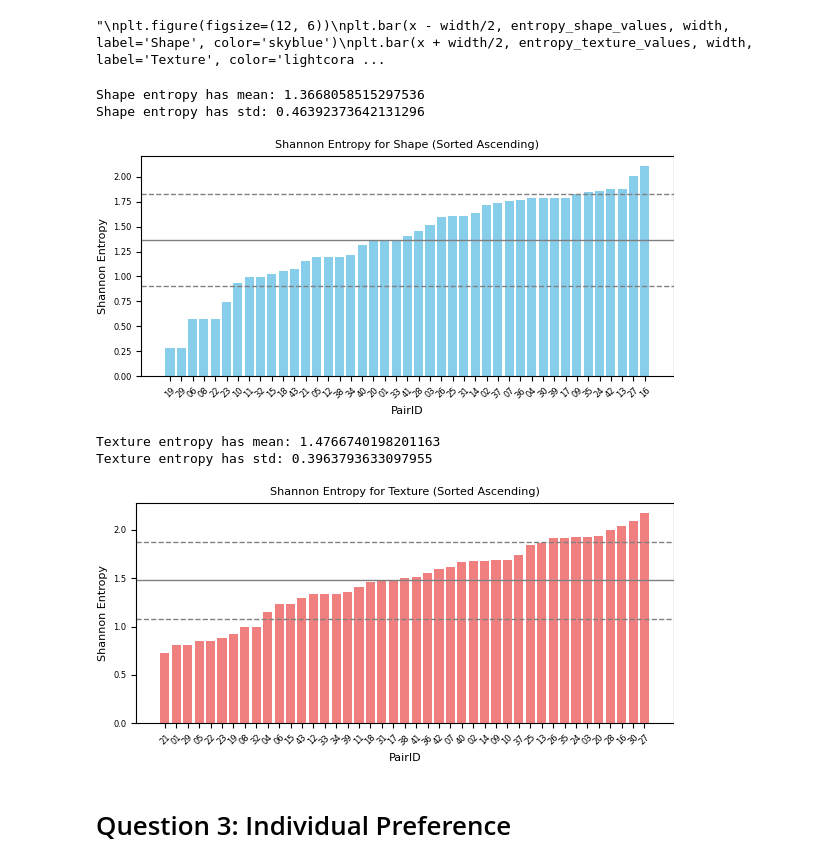
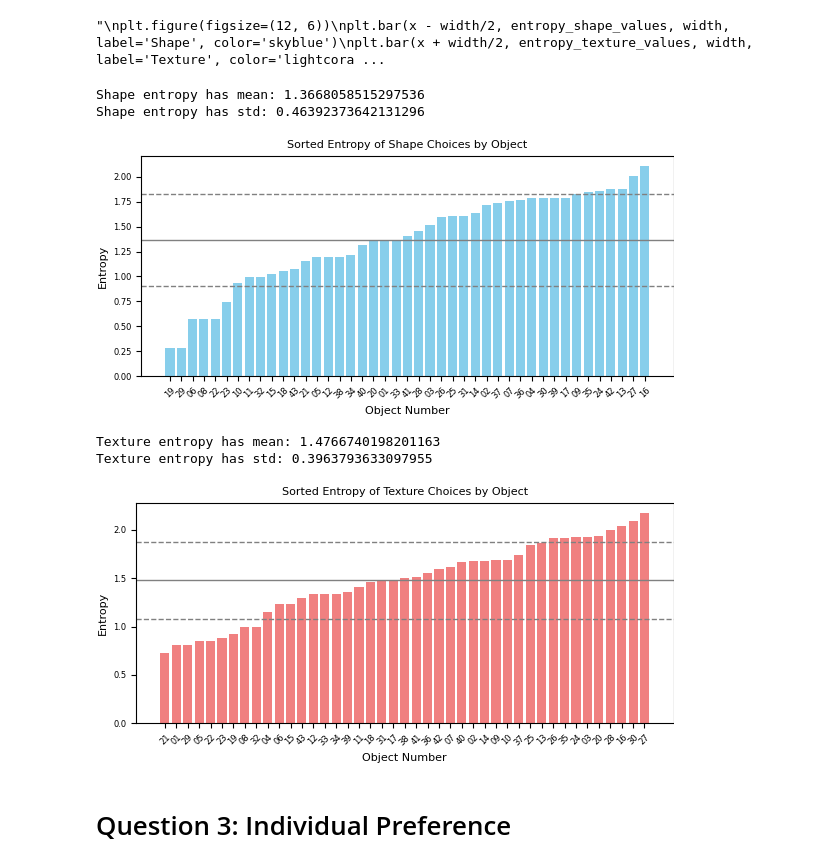
Before and after one commit to Irish-77/digitalizing-real-life-objects, a Jupyter notebook: survey/results/results.ipynb, the cells around one changed output. Saved outputs shown, nothing was run; the diff lists cells and outputs as text; code cells hidden in the pictures.

```diff
--- a/survey/results/results.ipynb
+++ b/survey/results/results.ipynb
@@ -601,31 +595,31 @@ entropy_texture_values_sorted = [entropy_texture[pid] for pid in pair_ids_textur
 # %%
 # --- For Shape ---
 # Compute mean and standard deviation for shape entropy values
 mean_shape = np.mean(entropy_shape_values_sorted)
 std_shape = np.std(entropy_shape_values_sorted)
 
 print("Shape entropy has mean: " + str(mean_shape))
 print("Shape entropy has std: " + str(std_shape))
 
 plt.figure(figsize=(6, 3))
 x_shape = np.arange(len(pair_ids_shape_sorted))
 plt.bar(x_shape, entropy_shape_values_sorted, color='skyblue')
-plt.xlabel('PairID')
-plt.ylabel('Shannon Entropy')
-plt.title('Shannon Entropy for Shape (Sorted Ascending)')
+plt.xlabel('Object Number')
+plt.ylabel('Entropy')
+plt.title('Sorted Entropy of Shape Choices by Object')
 plt.xticks(x_shape, pair_ids_shape_sorted, rotation=45)
 
 # Add horizontal lines: solid for mean, dashed for mean ± std.
 plt.axhline(mean_shape, color='grey', linestyle='-', linewidth=1)
 plt.axhline(mean_shape + std_shape, color='grey', linestyle='--', linewidth=1)
 plt.axhline(mean_shape - std_shape, color='grey', linestyle='--', linewidth=1)
 
 plt.tight_layout()
 plt.show()
 # %% [output]
 Shape entropy has mean: 1.3668058515297536
 Shape entropy has std: 0.46392373642131296
-[figure, old version]
+[figure, new version]
 # %%
 # --- For Texture ---
 # Compute mean and standard deviation for texture entropy values
@@ -639,9 +633,9 @@ print("Texture entropy has std: " + str(std_texture))
 plt.figure(figsize=(6, 3))
 x_texture = np.arange(len(pair_ids_texture_sorted))
 plt.bar(x_texture, entropy_texture_values_sorted, color='lightcoral')
-plt.xlabel('PairID')
-plt.ylabel('Shannon Entropy')
-plt.title('Shannon Entropy for Texture (Sorted Ascending)')
+plt.xlabel('Object Number')
+plt.ylabel('Entropy')
+plt.title('Sorted Entropy of Texture Choices by Object')
 plt.xticks(x_texture, pair_ids_texture_sorted, rotation=45)
 
 # Add horizontal lines: solid for mean, dashed for mean ± std.
@@ -654,7 +648,7 @@ plt.show()
 # %% [output]
 Texture entropy has mean: 1.4766740198201163
 Texture entropy has std: 0.3963793633097955
-[figure, old version]
+[figure, new version]
 # %% [markdown]
 # Question 3: Individual Preference
 # %%
```
Also changed, not shown: parts of 6 cells of this notebook.
